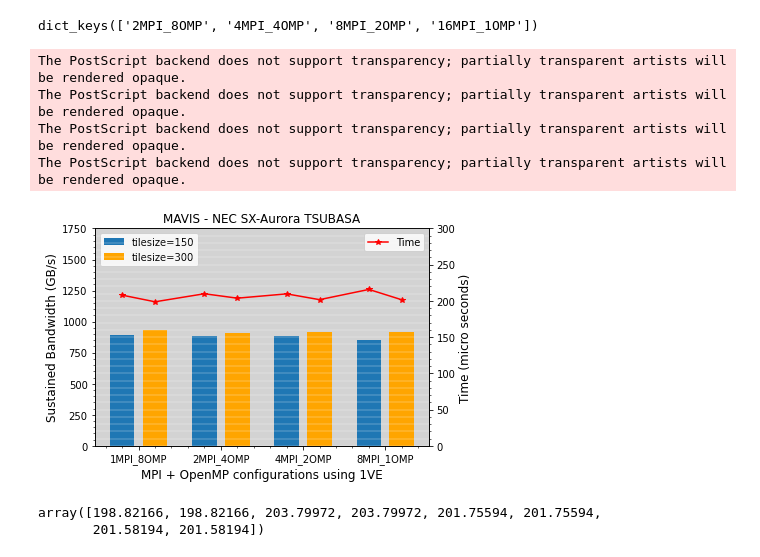
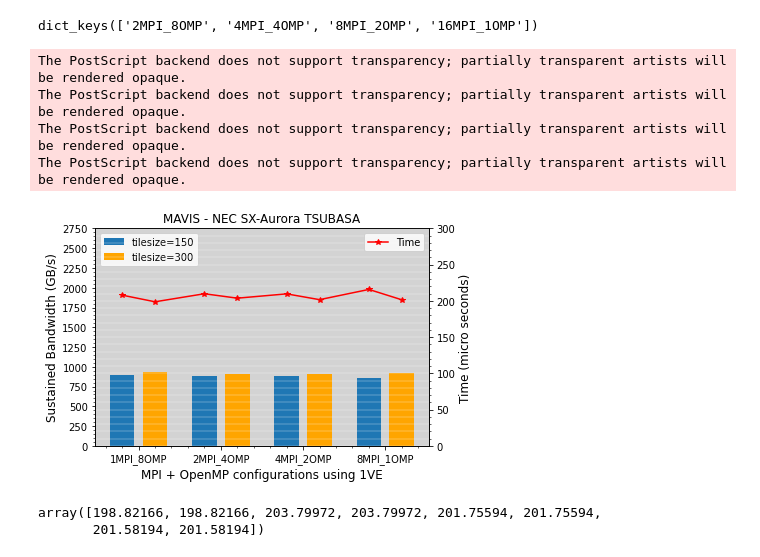
Before and after one commit to hongyx11/dgemv_benchmark, a Jupyter notebook: tlr_gemv/1VE.ipynb, the cells around one changed output. Drawn from its saved outputs; the diff is of its cells as text; code cells hidden in the pictures.

```diff
--- a/tlr_gemv/1VE.ipynb
+++ b/tlr_gemv/1VE.ipynb
@@ -84,35 +84,35 @@ for idx,k in enumerate(klist):
         rect = ax.bar(xpos[idx]-0.2,height=datamap[k]['Bandwidth'],color='#1f77b4',width=0.3)
         rect = ax.bar(xpos[idx]+0.2,height=datamap_300[k]['Bandwidth'],color='orange',width=0.3)
     rects.append(rect)
 plt.xlabel("MPI + OpenMP configurations using 1VE",fontsize=12)
 plt.ylabel("Sustained Bandwidth (GB/s)",fontsize=12)
-plt.yticks(np.arange(0, 2000, 250))
+plt.yticks(np.arange(0, 3000, 250))
 plt.legend(loc='upper left')
 plt.minorticks_on()
 plt.xticks(xpos,xticks)
 ax2 = ax.twinx()
 time_pos = []
 time_data = []
 for i in range(len(xpos)):
     time_pos.append(xpos[i]-0.2)
     time_pos.append(xpos[i]+0.2)
     time_data.append(datamap[klist[i]]['Time'])
     time_data.append(datamap_300[klist[i]]['Time'])
 ax2.set_ylim([0,300])
 plt.minorticks_on()
 # ax2.ticklabel_format(axis='y',scilimits=(4,-4),style='sci')
 ax2.set_ylabel("Time (micro seconds)",fontsize=12)
 ax2.plot(time_pos, np.array(time_data)*1000000,color='red',marker='*',label='Time')
 plt.legend(loc='upper right')
 plt.grid(which='both', color='white', linewidth='0.3')
 plt.title("MAVIS - NEC SX-Aurora TSUBASA")
 plt.savefig('plots/bandwidth/Bandwidth_MAVIS_1VE.eps'.format("double"),bbox_inches='tight')
 # %% [output]
 The PostScript backend does not support transparency; partially transparent artists will be rendered opaque.
 The PostScript backend does not support transparency; partially transparent artists will be rendered opaque.
 The PostScript backend does not support transparency; partially transparent artists will be rendered opaque.
 The PostScript backend does not support transparency; partially transparent artists will be rendered opaque.
-[figure, old version]
+[figure, new version]
 # %%
 np.array(time_data) * 1000000
 # %% [output]
```
Also changed, not shown: 15 other files.
